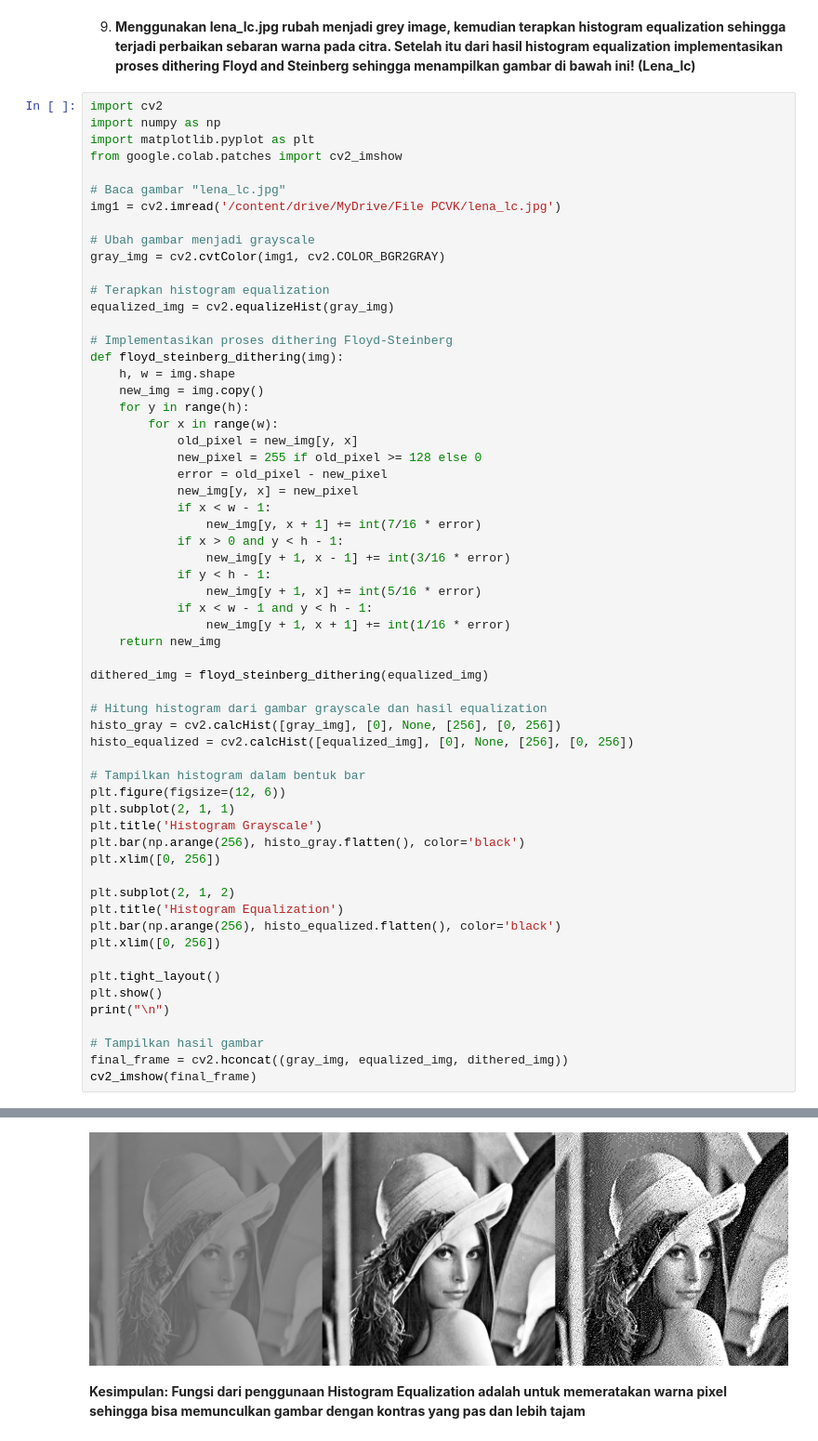
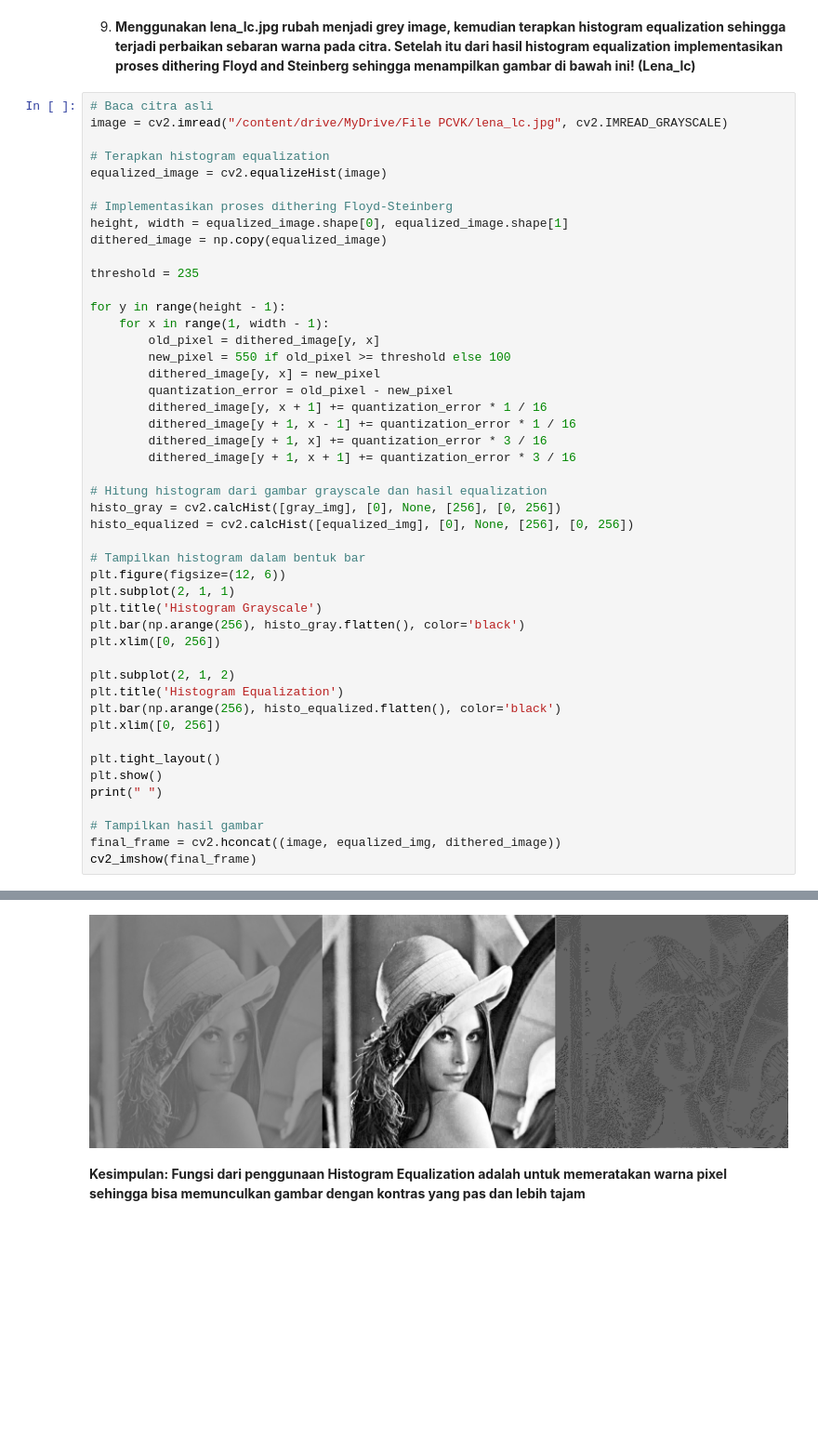
Before and after one commit to HanifRafandi014/3D_Jobsheet_PCVK_Sem5, a Jupyter notebook: Pertemuan-6_PCVK.ipynb, the cells around one changed output, grey strips where cells are left out. Shown at 93% size. Cells and saved outputs as stored; diff of their text form; blank space fills up the shorter version.

Commit message:
Histogram

```diff
--- a/Pertemuan-6_PCVK.ipynb
+++ b/Pertemuan-6_PCVK.ipynb
@@ -414,67 +414,54 @@ plt.show()
 # %% [markdown]
 9. **Menggunakan lena_lc.jpg rubah menjadi grey image, kemudian terapkan histogram equalization sehingga terjadi perbaikan sebaran warna pada citra. Setelah itu dari hasil histogram equalization implementasikan proses dithering Floyd and Steinberg sehingga menampilkan gambar di bawah ini! (Lena_lc)**
 # %%
-import cv2
-import numpy as np
-import matplotlib.pyplot as plt
-from google.colab.patches import cv2_imshow
-
-# Baca gambar "lena_lc.jpg"
-img1 = cv2.imread('/content/drive/MyDrive/File PCVK/lena_lc.jpg')
-
-# Ubah gambar menjadi grayscale
-gray_img = cv2.cvtColor(img1, cv2.COLOR_BGR2GRAY)
+# Baca citra asli
+image = cv2.imread("/content/drive/MyDrive/File PCVK/lena_lc.jpg", cv2.IMREAD_GRAYSCALE)
 
 # Terapkan histogram equalization
-equalized_img = cv2.equalizeHist(gray_img)
+equalized_image = cv2.equalizeHist(image)
 
 # Implementasikan proses dithering Floyd-Steinberg
-def floyd_steinberg_dithering(img):
-    h, w = img.shape
-    new_img = img.copy()
-    for y in range(h):
-        for x in range(w):
-            old_pixel = new_img[y, x]
-            new_pixel = 255 if old_pixel >= 128 else 0
-            error = old_pixel - new_pixel
-            new_img[y, x] = new_pixel
-            if x < w - 1:
-                new_img[y, x + 1] += int(7/16 * error)
-            if x > 0 and y < h - 1:
-                new_img[y + 1, x - 1] += int(3/16 * error)
-            if y < h - 1:
-                new_img[y + 1, x] += int(5/16 * error)
-            if x < w - 1 and y < h - 1:
-                new_img[y + 1, x + 1] += int(1/16 * error)
-    return new_img
+height, width = equalized_image.shape[0], equalized_image.shape[1]
+dithered_image = np.copy(equalized_image)
 
-dithered_img = floyd_steinberg_dithering(equalized_img)
+threshold = 235
+
+for y in range(height - 1):
+    for x in range(1, width - 1):
+        old_pixel = dithered_image[y, x]
+        new_pixel = 550 if old_pixel >= threshold else 100
+        dithered_image[y, x] = new_pixel
+        quantization_error = old_pixel - new_pixel
+        dithered_image[y, x + 1] += quantization_error * 1 / 16
+        dithered_image[y + 1, x - 1] += quantization_error * 1 / 16
+        dithered_image[y + 1, x] += quantization_error * 3 / 16
+        dithered_image[y + 1, x + 1] += quantization_error * 3 / 16
 
 # Hitung histogram dari gambar grayscale dan hasil equalization
 histo_gray = cv2.calcHist([gray_img], [0], None, [256], [0, 256])
 histo_equalized = cv2.calcHist([equalized_img], [0], None, [256], [0, 256])
 
 # Tampilkan histogram dalam bentuk bar
 plt.figure(figsize=(12, 6))
 plt.subplot(2, 1, 1)
 plt.title('Histogram Grayscale')
 plt.bar(np.arange(256), histo_gray.flatten(), color='black')
 plt.xlim([0, 256])
 
 plt.subplot(2, 1, 2)
 plt.title('Histogram Equalization')
 plt.bar(np.arange(256), histo_equalized.flatten(), color='black')
 plt.xlim([0, 256])
 
 plt.tight_layout()
 plt.show()
-print("\n")
+print(" ")
 
 # Tampilkan hasil gambar
-final_frame = cv2.hconcat((gray_img, equalized_img, dithered_img))
+final_frame = cv2.hconcat((image, equalized_img, dithered_image))
 cv2_imshow(final_frame)
 # %% [output]
 [figure]
-[figure, old version]
+[figure, new version]
 # %% [markdown]
 **Kesimpulan: Fungsi dari penggunaan Histogram Equalization adalah untuk memeratakan warna pixel sehingga bisa memunculkan gambar dengan kontras yang pas dan lebih tajam**
```
